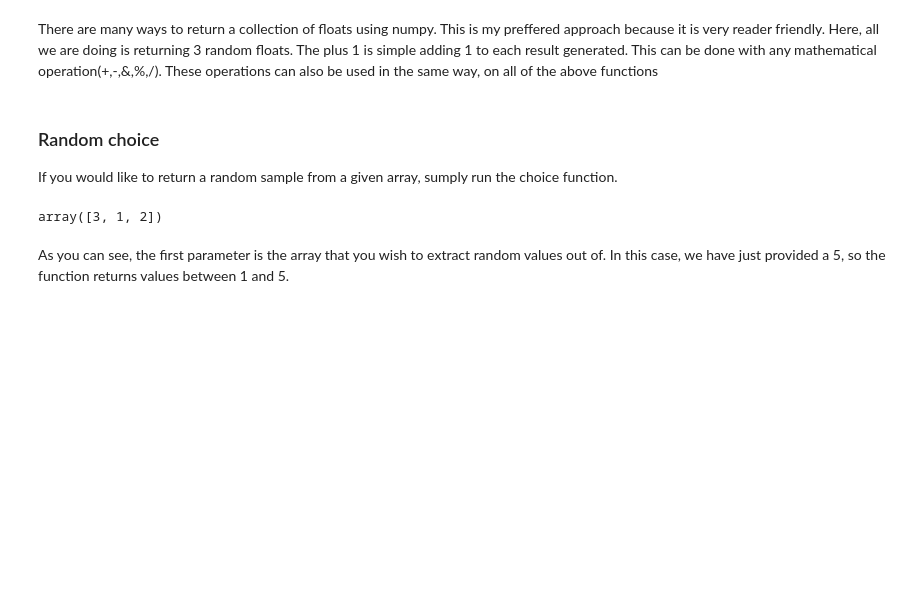
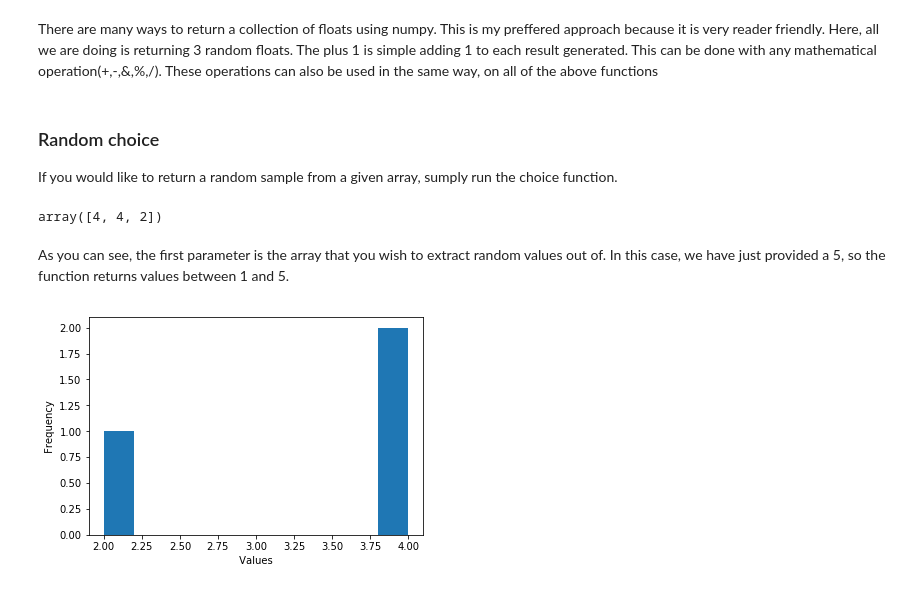
Before and after one commit to garyconnelly1/EmergingTechnology, a Jupyter notebook: Numpy Random Notebook/About Numpy Random.ipynb, the cells around one changed output. Drawn from its saved outputs; the diff is of its cells as text; code cells hidden in the pictures; blank space fills up the shorter version.

Commit message:
finishing simple random data functions

```diff
--- a/Numpy Random Notebook/About Numpy Random.ipynb
+++ b/Numpy Random Notebook/About Numpy Random.ipynb
@@ -98,8 +99,16 @@ There are many ways to return a collection of floats using numpy. This is my pre
 
 If you would like to return a random sample from a given array, sumply run the choice function.
 # %%
-np.random.choice(5, 3) ### Return 3 integer values between 0 and 5
+x = np.random.choice(5, 3) ### Return 3 integer values between 0 and 5
+x
 # %% [output]
-array([3, 1, 2])
+array([4, 4, 2])
 # %% [markdown]
 As you can see, the first parameter is the array that you wish to extract random values out of. In this case, we have just provided a 5, so the function returns values between 1 and 5.
+# %%
+plt.ylabel(" Frequency ")
+plt.xlabel(" Values ")
+plt.hist(x)
+plt.show()
+# %% [output]
+[figure, added]
```
Also changed, not shown: parts of 1 cell of this notebook.
